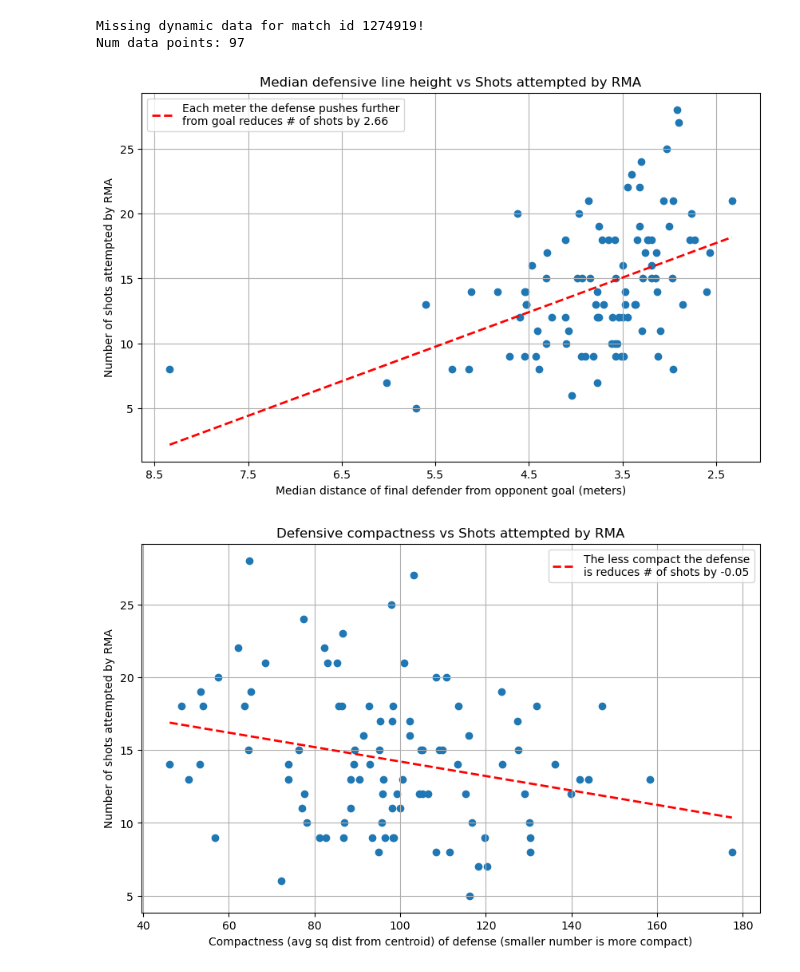
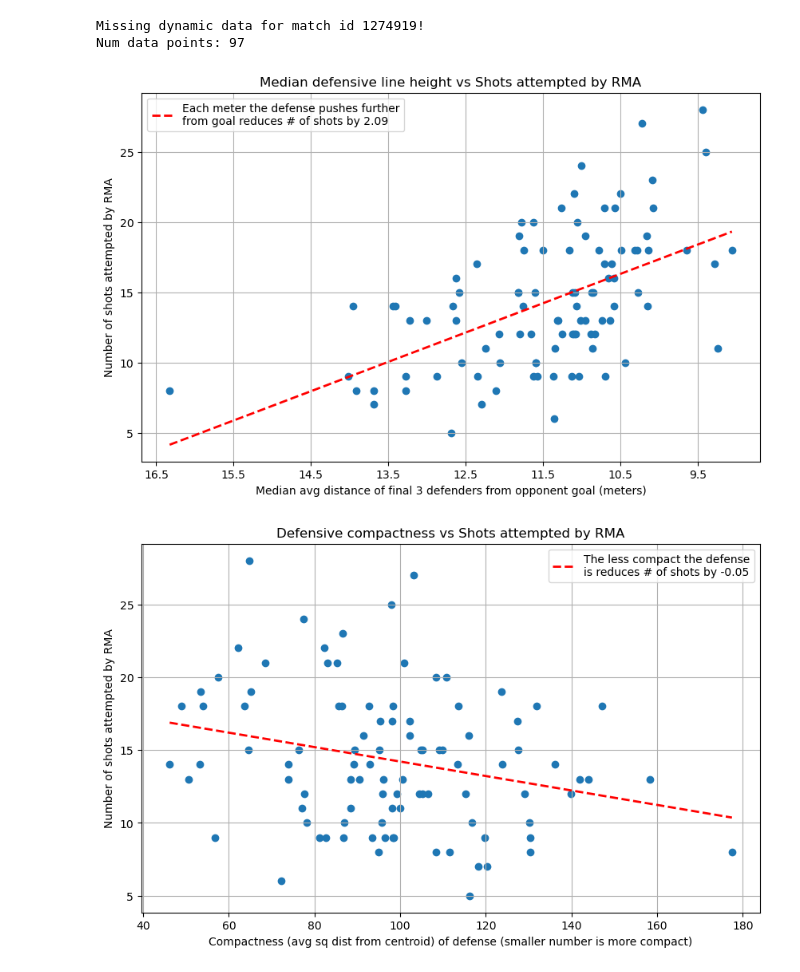
Before and after one commit to MattLowrie/soccermaticspro, a Jupyter notebook: project3/project3_defense.ipynb, the cells around one changed output. Drawn from its saved outputs; the diff is of its cells as text; code cells hidden in the pictures.

```diff
--- a/project3/project3_defense.ipynb
+++ b/project3/project3_defense.ipynb
@@ -120,10 +120,10 @@ for match_id in match_ids:
   oppo_att_frames_df = oppo_track_df.filter(pl.col('frame').is_in(def_third_frames))
 
   # Here we get the median value of the opponent defender closest to the opponent's goal (highest x value) over the match
-  def_median = oppo_def_frames_df.group_by('frame').agg(pl.col('x').max())['x'].median()
-  mid_median = oppo_mid_frames_df.group_by('frame').agg(pl.col('x').max())['x'].median()
+  def_median = oppo_def_frames_df.group_by('frame').agg(pl.col('x').top_k(3).mean())['x'].median()
+  mid_median = oppo_mid_frames_df.group_by('frame').agg(pl.col('x').top_k(3).mean())['x'].median()
   # This gets the median of the highest meter the opponent's defense gets when attacking RMA
-  att_median = oppo_att_frames_df.group_by('frame').agg(pl.col('x').max())['x'].median()
+  att_median = oppo_att_frames_df.group_by('frame').agg(pl.col('x').top_k(3).mean())['x'].median()
 
   # Calculate the average compactness of the defense by getting the mean squared distance
   # from the centroid of all players
@@ -158,35 +158,35 @@ plt.scatter(x, y)
 
 # Label points with match ids
 # ids = data['match_id']
 # for xi, yi, mid in zip(x, y, ids):
 #   plt.annotate(str(mid), (xi, yi), textcoords="offset points", xytext=(5,5), ha='left', fontsize=9)
 
 # Regression line
 x_arr = np.array(x)
 y_arr = np.array(y)
 coeffs = np.polyfit(x_arr, y_arr, 1)
 slope, intercept = coeffs
 x_line = np.linspace(x_arr.min(), x_arr.max(), 200)
 y_line = slope * x_line + intercept
 plt.plot(x_line, y_line, color='red', linestyle='--', linewidth=2, label=f'Each meter the defense pushes further\nfrom goal reduces # of shots by {slope:.2f}')
 plt.title('Median defensive line height vs Shots attempted by RMA')
 
 # Relabel x ticks in terms of distance from goal
 x_positions, x_labels = plt.xticks()
 x_lim = plt.xlim()
 new_labels = []
 for x in x_labels:
   new_labels.append(52.5 - x.get_position()[0])
 plt.xticks(x_positions, new_labels)
 plt.xlim(x_lim)
-plt.xlabel('Median distance of final defender from opponent goal (meters)')
+plt.xlabel('Median avg distance of final 3 defenders from opponent goal (meters)')
 
 plt.ylabel('Number of shots attempted by RMA')
 plt.legend()
 plt.grid(True)
 plt.show()
 # %% [output]
-[figure, old version]
+[figure, new version]
 # %%
 plt.figure(figsize=(10,6))
 x = data['def_compact']
```
